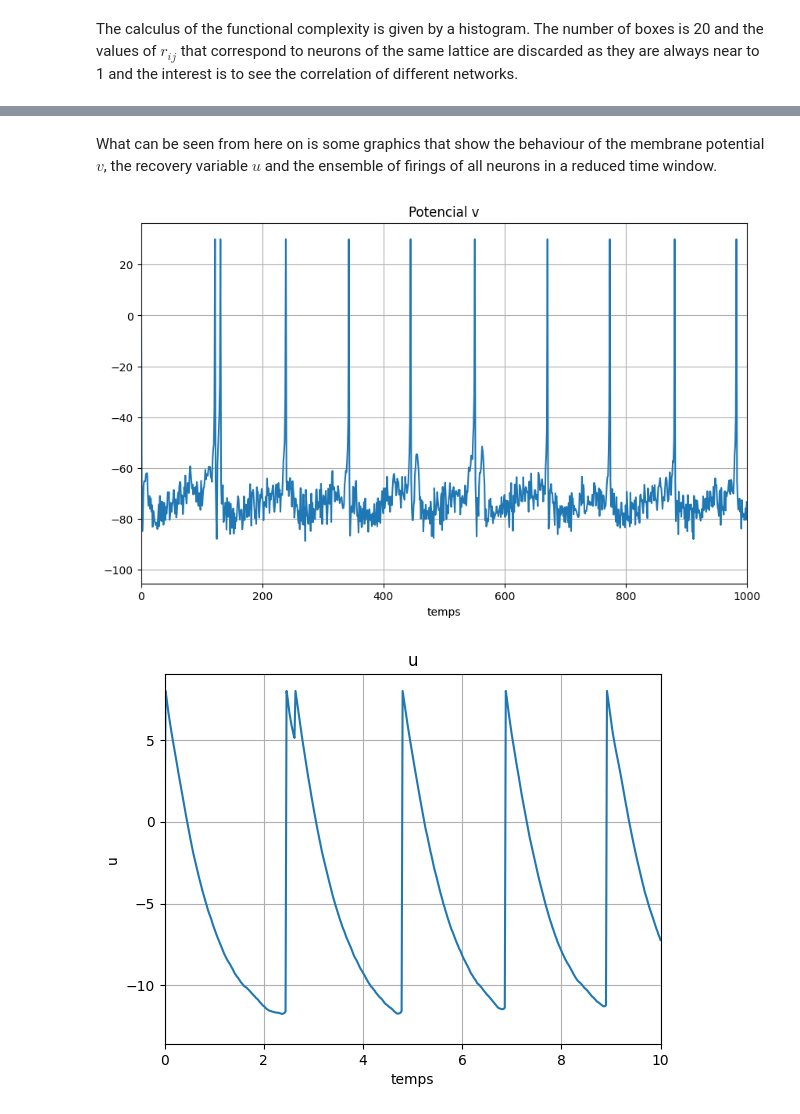
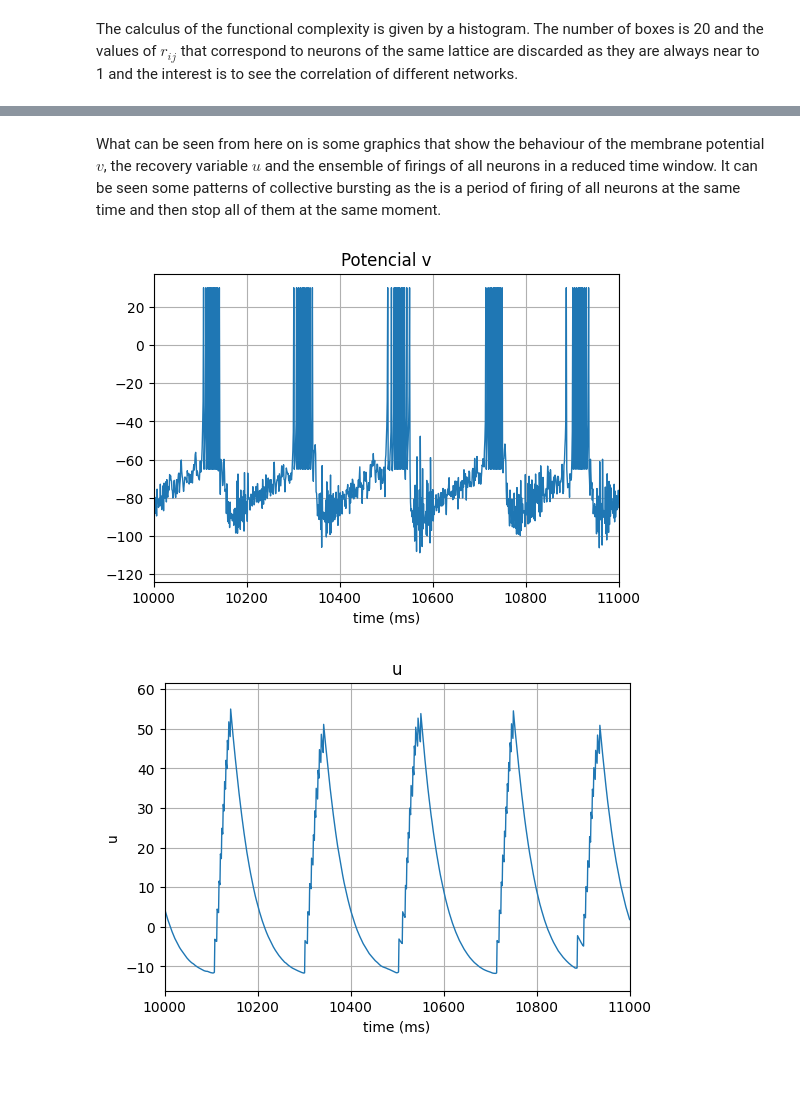
Before and after one commit to paumartinez160/State-diversity-in-neural-network-models, a Jupyter notebook: One_simulation.ipynb, the cells around one changed output, grey strips where cells are left out. Drawn from its saved outputs; the diff is of its cells as text; code cells hidden in the pictures; blank space fills up the shorter version.

```diff
--- a/One_simulation.ipynb
+++ b/One_simulation.ipynb
@@ -274,30 +272,32 @@ Functional complexity: 0.27031865377730036
 # %% [markdown]
-What can be seen from here on is some graphics that show the behaviour of the membrane potential $v$, the recovery variable $u$ and the ensemble of firings of all neurons in a reduced time window.
+What can be seen from here on is some graphics that show the behaviour of the membrane potential $v$, the recovery variable $u$ and the ensemble of firings of all neurons in a reduced time window. It can be seen some patterns of collective bursting as the is a period of firing of all neurons at the same time and then stop all of them at the same moment.
 # %%
 p = 7
 
-plt.figure(figsize=(10,6))
+plt.figure(figsize=(6, 4))
 
 plt.title('Potencial v') # Membrane potential of neuron 7
-plt.plot(np.linspace(0,t_total,t_total, endpoint = True),v[p,:])
-plt.xlabel('temps') # time
-plt.xlim(0, 1000)
+plt.plot(np.linspace(0,t_total,t_total, endpoint = True),v[p,:], lw = 1)
+plt.xlabel('time (ms)') # time
+plt.xlim(10000, 11000)
 plt.grid()
-
+plt.savefig('v_potencial.pdf', bbox_inches='tight')
 
 plt.show()
 # %% [output]
-[figure, old version]
+[figure, new version]
 # %%
-plt.figure()
+plt.figure(figsize=(6, 4))
 plt.title('u') # Recovery variable of neuron 7
-plt.plot(np.linspace(0,1000,t_total, endpoint = True),u[p,:])
-plt.xlim(0, 10)
+plt.plot(np.linspace(0,t_total,t_total, endpoint = True),u[p,:], lw = 1)
+plt.xlim(10000, 11000)
 plt.ylabel('u')
-plt.xlabel('temps') # time
+plt.xlabel('time (ms)') # time
 plt.grid()
+plt.savefig('u_recovery.pdf', bbox_inches='tight')
+plt.show()
 # %% [output]
-[figure, old version]
+[figure, new version]
 # %%
 firings_2 = np.array(firings_2)
 
```
Also changed, not shown: parts of 5 cells of this notebook, 1 other file.
